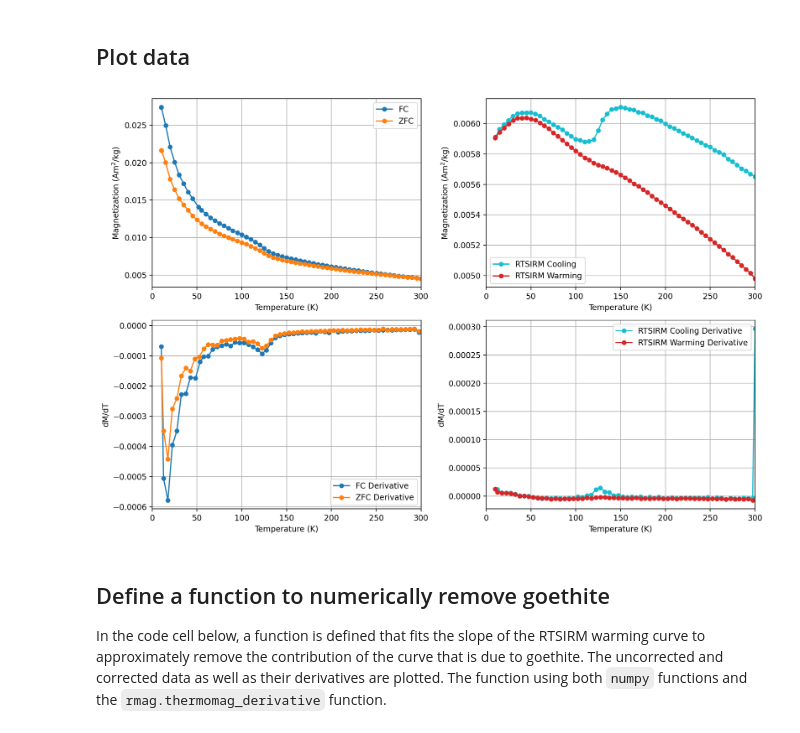
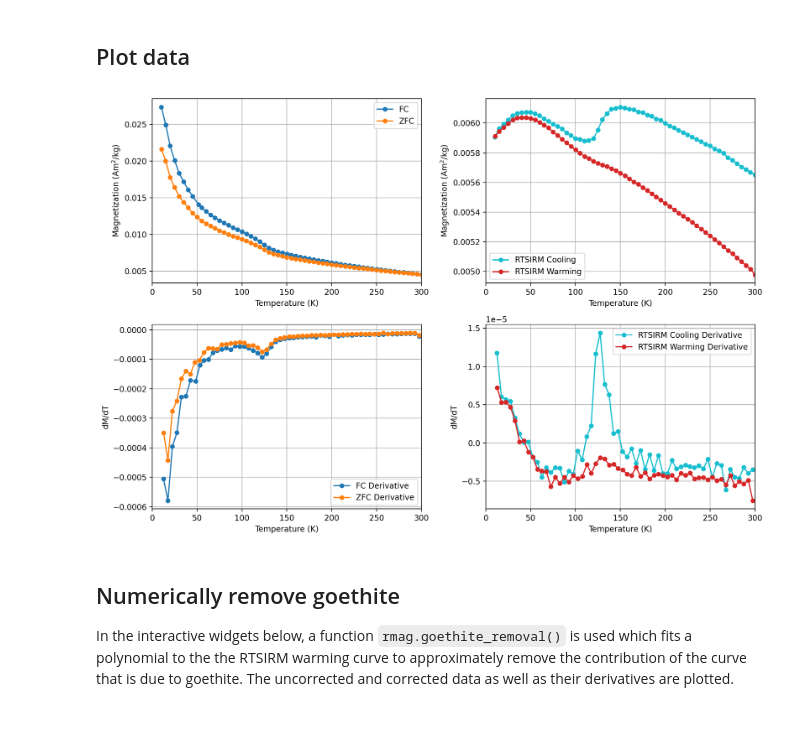
Before and after one commit to PmagPy/RockmagPy-notebooks, a Jupyter notebook: MPMS_goethite_fit.ipynb, the cells around one changed output. Cells and saved outputs as stored; diff of their text form; code cells hidden in the pictures.

```diff
--- a/MPMS_goethite_fit.ipynb
+++ b/MPMS_goethite_fit.ipynb
@@ -97,11 +99,11 @@ experiments
 # %%
 specimen_name = 'A73-7-1350-4B-01a'
 fc_data, zfc_data, rtsirm_cool_data, rtsirm_warm_data = rmag.extract_mpms_data(measurements, specimen_name)
 rmag.plot_mpms_data(fc_data, zfc_data, rtsirm_cool_data, rtsirm_warm_data,
-                    plot_derivative=True)
+                    plot_derivative=True, drop_first=True)
 # %% [output]
-[figure, old version]
+[figure, new version]
 # %% [markdown]
-## Define a function to numerically remove goethite
+## Numerically remove goethite
 
-In the code cell below, a function is defined that fits the slope of the RTSIRM warming curve to approximately remove the contribution of the curve that is due to goethite. The uncorrected and corrected data as well as their derivatives are plotted. The function using both `numpy` functions and the `rmag.thermomag_derivative` function.
+In the interactive widgets below, a function `rmag.goethite_removal()` is used which fits a polynomial to the the RTSIRM warming curve to approximately remove the contribution of the curve that is due to goethite. The uncorrected and corrected data as well as their derivatives are plotted.
```
Also changed, not shown: parts of 13 cells of this notebook.
